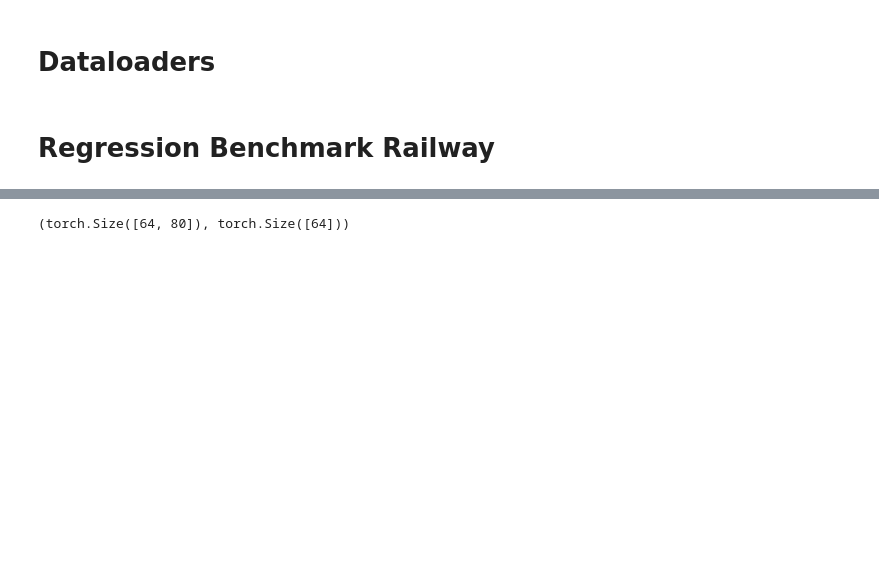
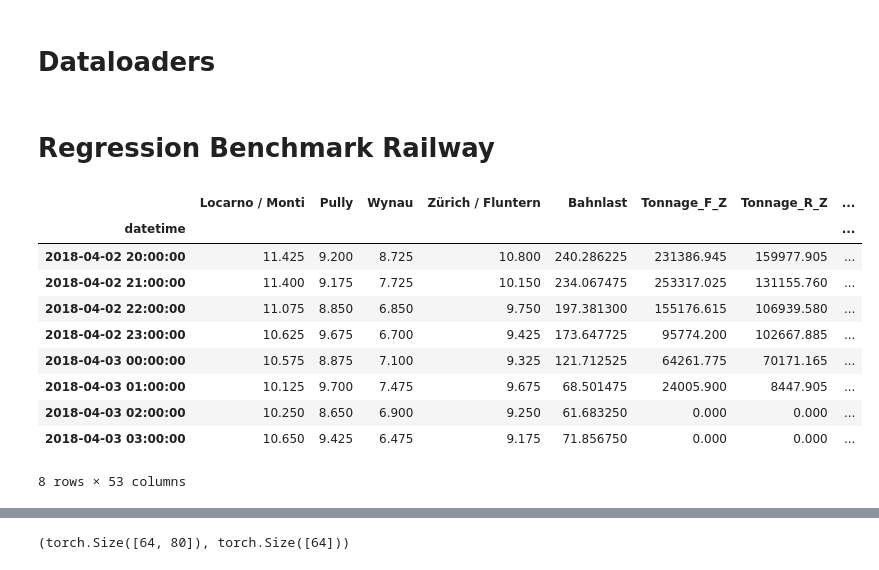
Before and after one commit to EPFL-IMOS/picid, a Jupyter notebook: notebooks/benchmark_analysis.ipynb, the cells around one changed output, grey strips where cells are left out. Saved outputs shown, nothing was run; the diff lists cells and outputs as text; code cells hidden in the pictures; blank space fills up the shorter version.

```diff
--- a/notebooks/benchmark_analysis.ipynb
+++ b/notebooks/benchmark_analysis.ipynb
@@ -727,4 +728,23 @@ class SpatialDataModule(pl.LightningDataModule):
         return self._create_dataloader(self.datasets['test_small'], batch_size=self.batch_size, shuffle=False)
 # %% [markdown]
 # Regression Benchmark Railway
+# %%
+data = pd.read_csv("../datasets/railway.csv", sep=",")
+data.datetime = pd.to_datetime(data.datetime)
+data.set_index("datetime", inplace=True)
+# %%
+# Every day of has 24 observations corresponding to each hour.
+data.iloc[20:28]
+# %% [output]
+|  | Locarno / Monti | Pully | Wynau | Zürich / Fluntern | Bahnlast | Tonnage_F_Z | Tonnage_R_Z | ... |
+| datetime |  |  |  |  |  |  |  | ... |
+| 2018-04-02 20:00:00 | 11.425 | 9.200 | 8.725 | 10.800 | 240.286225 | 231386.945 | 159977.905 | ... |
+| 2018-04-02 21:00:00 | 11.400 | 9.175 | 7.725 | 10.150 | 234.067475 | 253317.025 | 131155.760 | ... |
+| 2018-04-02 22:00:00 | 11.075 | 8.850 | 6.850 | 9.750 | 197.381300 | 155176.615 | 106939.580 | ... |
+| 2018-04-02 23:00:00 | 10.625 | 9.675 | 6.700 | 9.425 | 173.647725 | 95774.200 | 102667.885 | ... |
+| 2018-04-03 00:00:00 | 10.575 | 8.875 | 7.100 | 9.325 | 121.712525 | 64261.775 | 70171.165 | ... |
+| 2018-04-03 01:00:00 | 10.125 | 9.700 | 7.475 | 9.675 | 68.501475 | 24005.900 | 8447.905 | ... |
+| 2018-04-03 02:00:00 | 10.250 | 8.650 | 6.900 | 9.250 | 61.683250 | 0.000 | 0.000 | ... |
+| 2018-04-03 03:00:00 | 10.650 | 9.425 | 6.475 | 9.175 | 71.856750 | 0.000 | 0.000 | ... |
+8 rows × 53 columns
 # %%
```
Also changed, not shown: parts of 10 cells of this notebook, 1 other file.
